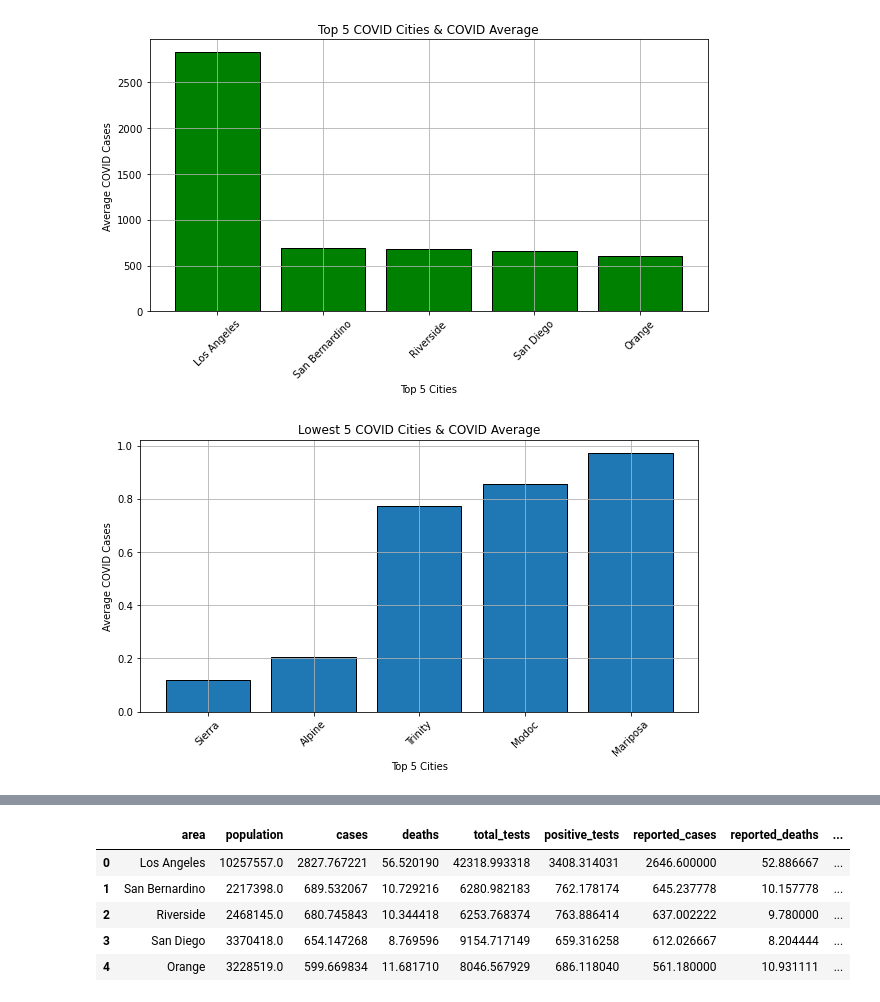
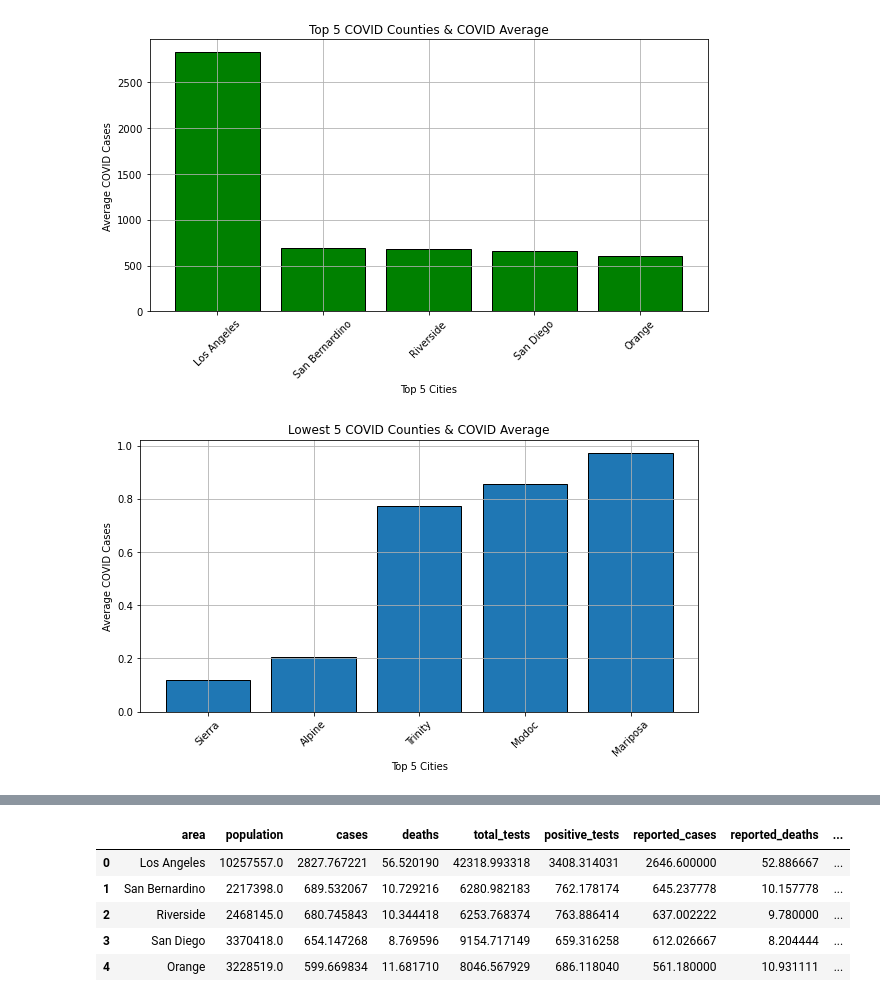
Before and after one commit to JAlvarado23A/covid_and_rest_survival, a Jupyter notebook: JA_Restaurants .ipynb, the cells around one changed output, grey strips where cells are left out. Cells and saved outputs as stored; diff of their text form; code cells hidden in the pictures.

Commit message:
updated graphs

```diff
--- a/JA_Restaurants .ipynb
+++ b/JA_Restaurants .ipynb
@@ -15,29 +15,29 @@ bott5_df = pd.read_csv("Resources/bottom_five_covid_counties.csv")
 # %%
 # Top 5 Cities and their Average COVID Cases
 plt.figure(figsize = (10, 5))
 plt.bar(top5_df["area"], top5_df["cases"], edgecolor='black', color = "g")
-plt.title("Top 5 COVID Cities & COVID Average")
+plt.title("Top 5 COVID Counties & COVID Average")
 plt.xlabel("Top 5 Cities")
 plt.ylabel("Average COVID Cases")
 plt.xticks(rotation = 45)
 plt.grid()
-plt.savefig("output_data/Top_5_average_cases.png")
+#plt.savefig("output_data/Top_5_average_cases.png")
 plt.show()
 # %% [output]
-[figure, old version]
+[figure, new version]
 # %%
 # Top 5 Cities and their Average COVID Cases
 plt.figure(figsize = (10, 5))
 plt.bar(bott5_df["area"], bott5_df["cases"], edgecolor='black')
-plt.title("Lowest 5 COVID Cities & COVID Average")
+plt.title("Lowest 5 COVID Counties & COVID Average")
 plt.xlabel("Top 5 Cities")
 plt.ylabel("Average COVID Cases")
 plt.xticks(rotation = 45)
 plt.grid()
-plt.savefig("output_data/Bottom_5_average_cases.png")
+#plt.savefig("output_data/Bottom_5_average_cases.png")
 plt.show()
 # %% [output]
-[figure, old version]
+[figure, new version]
 # %%
 restaurants_df["County_Name"].unique()
 # %% [output]
```
Also changed, not shown: parts of 37 cells of this notebook, 1 other file.
